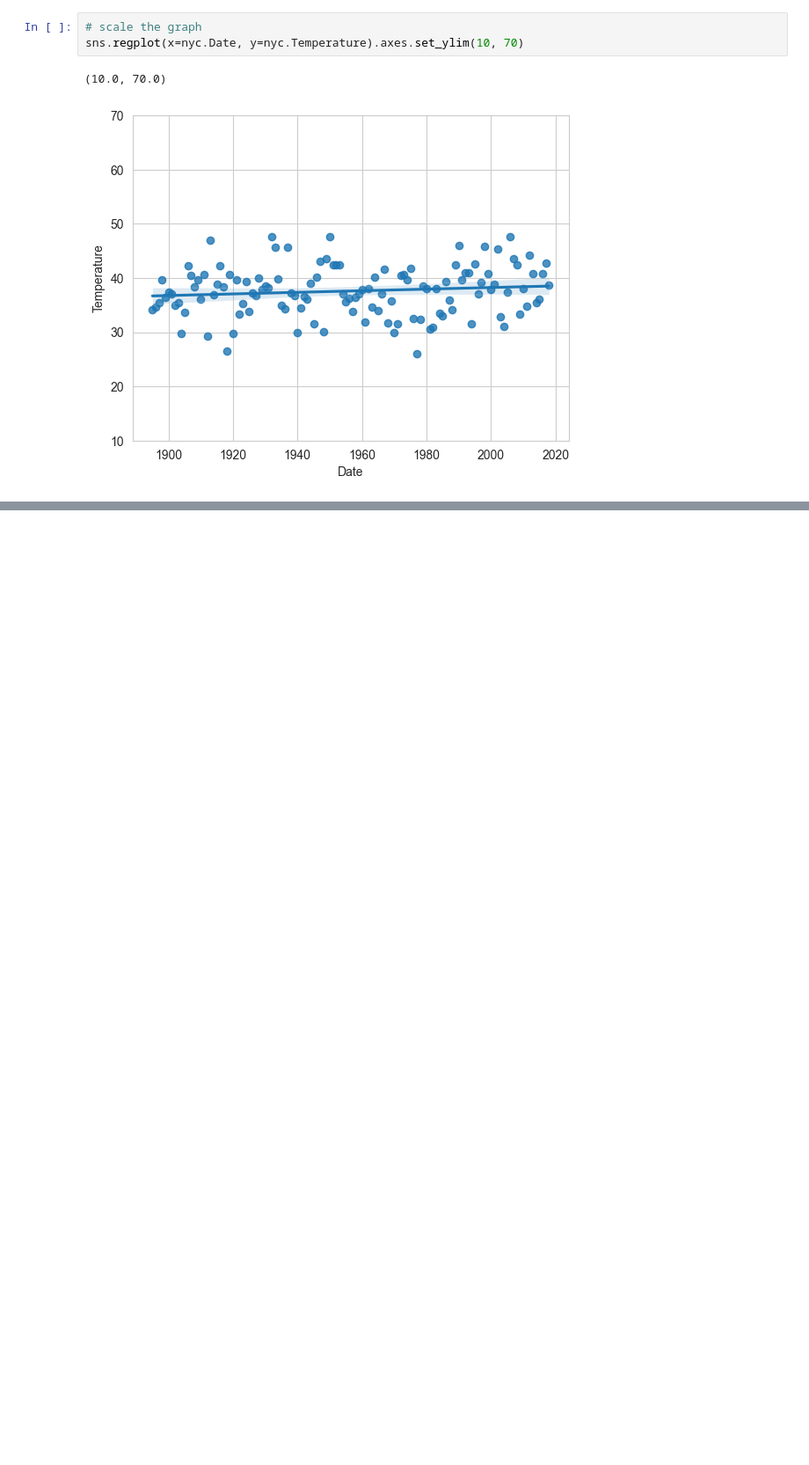
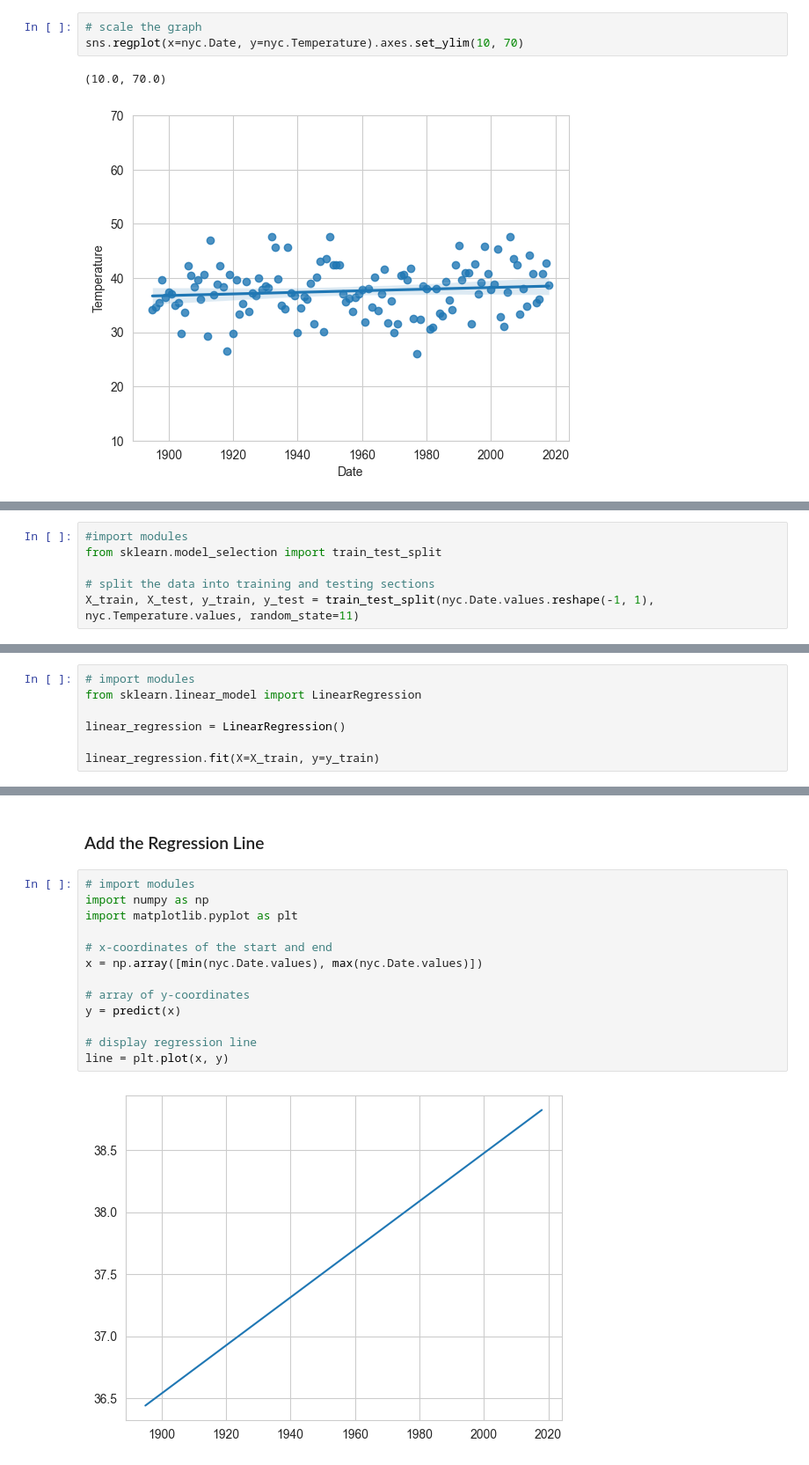
Before and after one commit to Sarah566092/datafun-07-ml-predictive, a Jupyter notebook: linear_regression_sarahdeconink.ipynb, the cells around one changed output, grey strips where cells are left out. Shown at 88% size. Saved outputs shown, nothing was run; the diff lists cells and outputs as text; blank space fills up the shorter version.

```diff
--- a/linear_regression_sarahdeconink.ipynb
+++ b/linear_regression_sarahdeconink.ipynb
@@ -139,0 +144,6 @@ sns.regplot(x=nyc.Date, y=nyc.Temperature).axes.set_ylim(10, 70)
+# %%
+#import modules
+from sklearn.model_selection import train_test_split
+
+# split the data into training and testing sections
+X_train, X_test, y_train, y_test = train_test_split(nyc.Date.values.reshape(-1, 1), nyc.Temperature.values, random_state=11)
@@ -139,0 +162,7 @@ sns.regplot(x=nyc.Date, y=nyc.Temperature).axes.set_ylim(10, 70)
+# %%
+# import modules
+from sklearn.linear_model import LinearRegression
+
+linear_regression = LinearRegression()
+
+linear_regression.fit(X=X_train, y=y_train)
@@ -139,0 +224,17 @@ sns.regplot(x=nyc.Date, y=nyc.Temperature).axes.set_ylim(10, 70)
+# %% [markdown]
+### Add the Regression Line
+# %%
+# import modules
+import numpy as np
+import matplotlib.pyplot as plt
+
+# x-coordinates of the start and end
+x = np.array([min(nyc.Date.values), max(nyc.Date.values)])
+
+# array of y-coordinates
+y = predict(x)
+
+# display regression line
+line = plt.plot(x, y)
+# %% [output]
+[figure, added]
```
Also changed, not shown: parts of 18 cells of this notebook.
